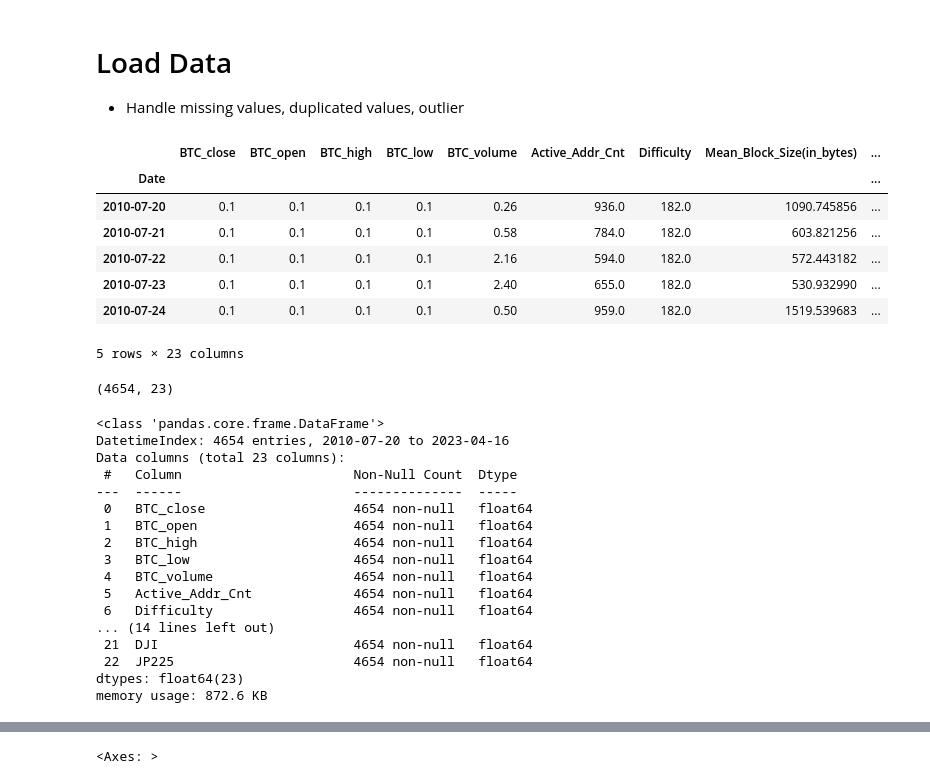
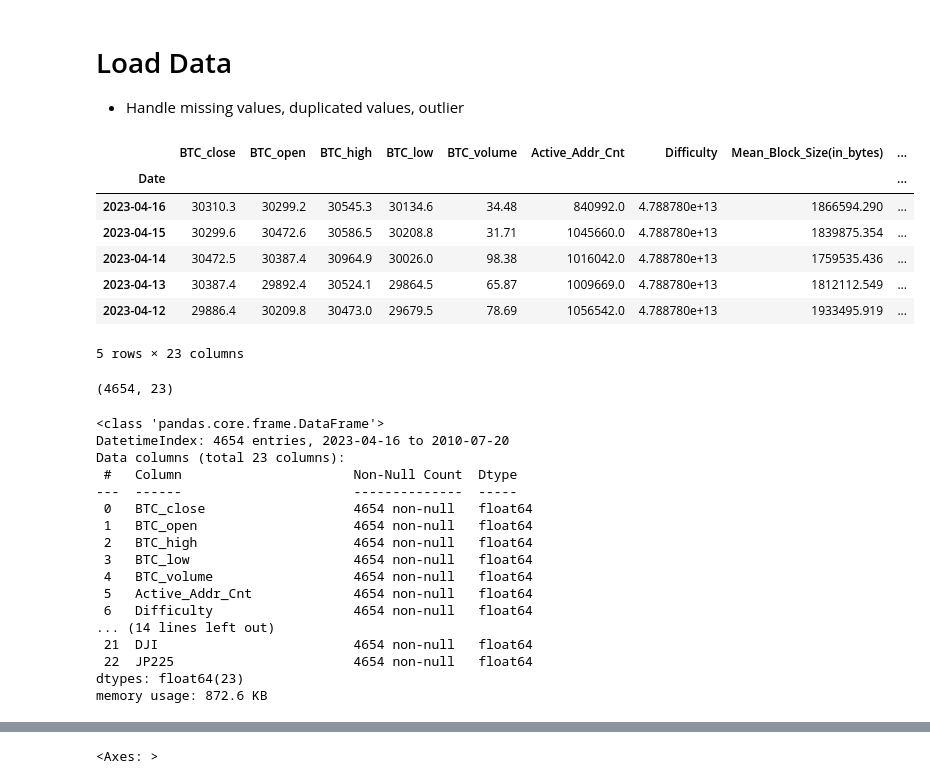
Before and after one commit to lavibula/BitcoinPrediction, a Jupyter notebook: Members/Mlinh/LightBGM-Copy1.ipynb, the cells around one changed output, grey strips where cells are left out. Drawn from its saved outputs; the diff is of its cells as text; code cells hidden in the pictures.

Commit message:
Data pre-processing

```diff
--- a/Members/Mlinh/LightBGM-Copy1.ipynb
+++ b/Members/Mlinh/LightBGM-Copy1.ipynb
@@ -14,19 +14,19 @@ import neptune
 # Load Data
 * Handle missing values, duplicated values, outlier
 # %%
-total = pd.read_csv("https://raw.githubusercontent.com/lavibula/ML20222.PredictionBitcoin/main/data/saved_data_ASC.csv")
+total = pd.read_csv("https://raw.githubusercontent.com/lavibula/ML20222.PredictionBitcoin/main/data/saved_data.csv")
 total['Date'] = pd.to_datetime(total['Date'])
 
 df = total.set_index('Date')
 df.head()
 # %% [output]
 |  | BTC_close | BTC_open | BTC_high | BTC_low | BTC_volume | Active_Addr_Cnt | Difficulty | Mean_Block_Size(in_bytes) | ... |
 | Date |  |  |  |  |  |  |  |  | ... |
-| 2010-07-20 | 0.1 | 0.1 | 0.1 | 0.1 | 0.26 | 936.0 | 182.0 | 1090.745856 | ... |
-| 2010-07-21 | 0.1 | 0.1 | 0.1 | 0.1 | 0.58 | 784.0 | 182.0 | 603.821256 | ... |
-| 2010-07-22 | 0.1 | 0.1 | 0.1 | 0.1 | 2.16 | 594.0 | 182.0 | 572.443182 | ... |
-| 2010-07-23 | 0.1 | 0.1 | 0.1 | 0.1 | 2.40 | 655.0 | 182.0 | 530.932990 | ... |
-| 2010-07-24 | 0.1 | 0.1 | 0.1 | 0.1 | 0.50 | 959.0 | 182.0 | 1519.539683 | ... |
+| 2023-04-16 | 30310.3 | 30299.2 | 30545.3 | 30134.6 | 34.48 | 840992.0 | 4.788780e+13 | 1866594.290 | ... |
+| 2023-04-15 | 30299.6 | 30472.6 | 30586.5 | 30208.8 | 31.71 | 1045660.0 | 4.788780e+13 | 1839875.354 | ... |
+| 2023-04-14 | 30472.5 | 30387.4 | 30964.9 | 30026.0 | 98.38 | 1016042.0 | 4.788780e+13 | 1759535.436 | ... |
+| 2023-04-13 | 30387.4 | 29892.4 | 30524.1 | 29864.5 | 65.87 | 1009669.0 | 4.788780e+13 | 1812112.549 | ... |
+| 2023-04-12 | 29886.4 | 30209.8 | 30473.0 | 29679.5 | 78.69 | 1056542.0 | 4.788780e+13 | 1933495.919 | ... |
 5 rows × 23 columns
 # %%
 df.shape
@@ -36,7 +36,7 @@ df.shape
 df.info()
 # %% [output]
 <class 'pandas.core.frame.DataFrame'>
-DatetimeIndex: 4654 entries, 2010-07-20 to 2023-04-16
+DatetimeIndex: 4654 entries, 2023-04-16 to 2010-07-20
 Data columns (total 23 columns):
  #   Column                      Non-Null Count  Dtype
 ---  ------                      --------------  -----
```
Also changed, not shown: parts of 32 cells of this notebook, 6 other files.
